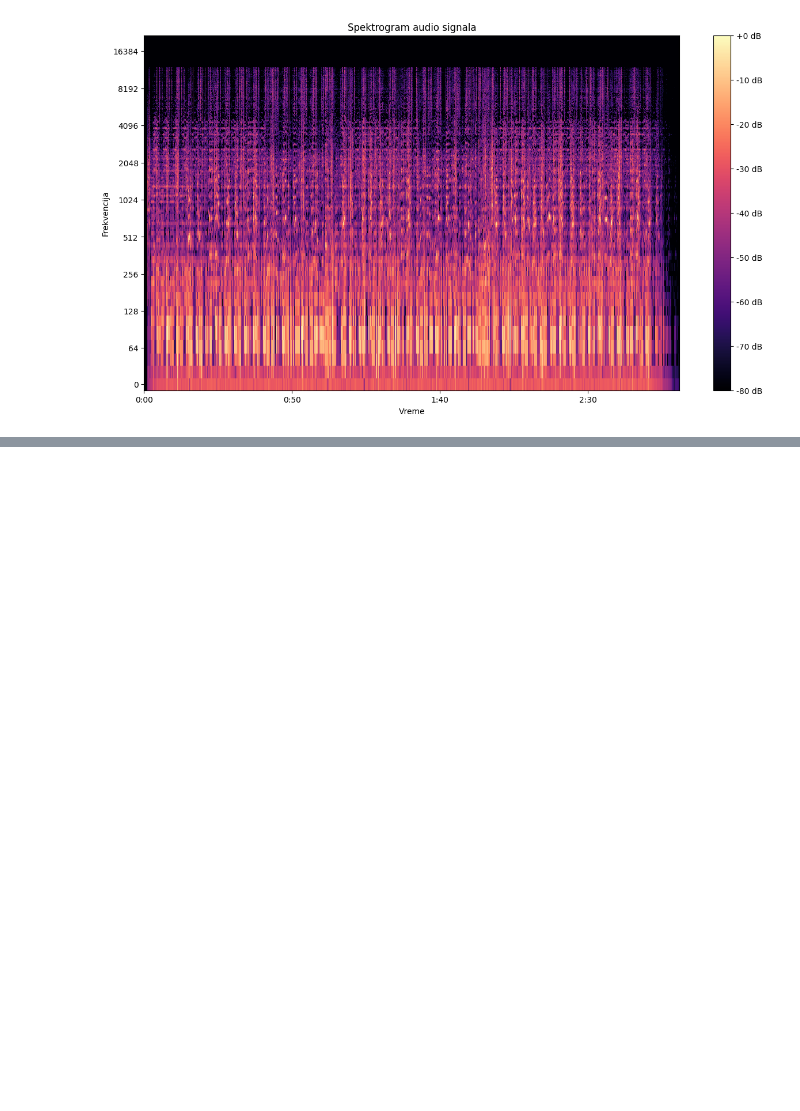
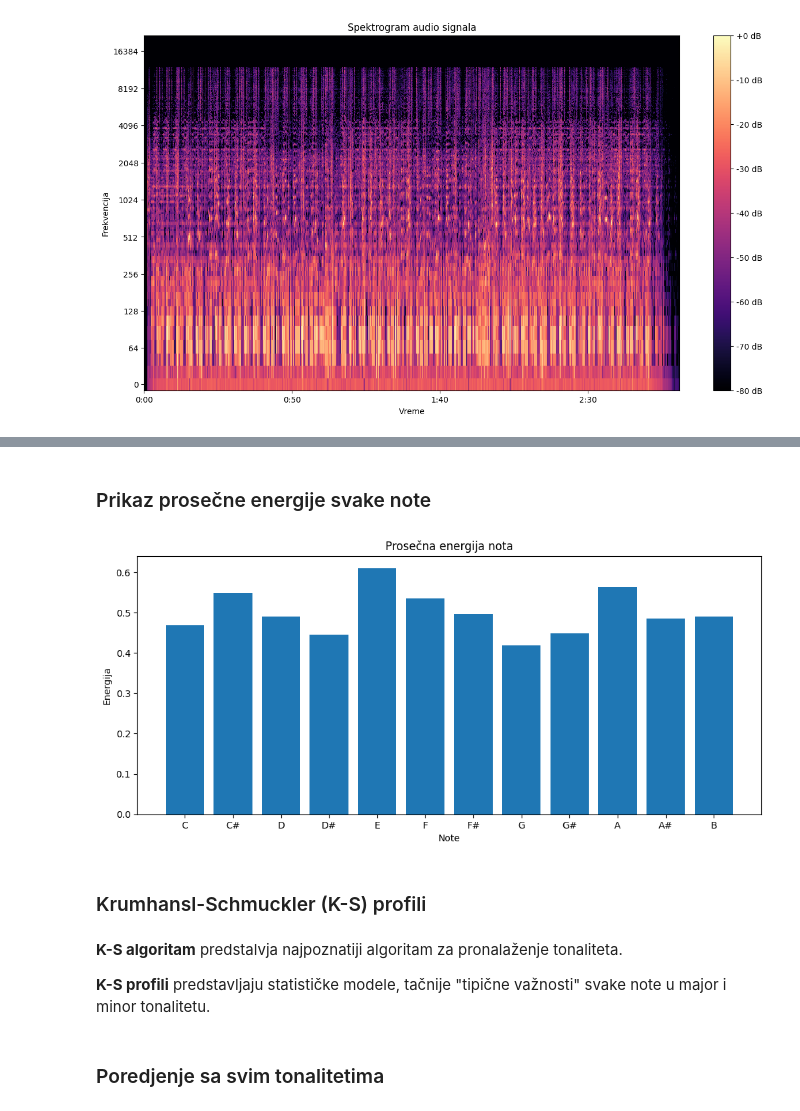
Before and after one commit to maslesa/WaveSplitNotebook, a Jupyter notebook: wave_split.ipynb, the cells around one changed output, grey strips where cells are left out. Saved outputs shown, nothing was run; the diff lists cells and outputs as text; code cells hidden in the pictures; blank space fills up the shorter version.

```diff
--- a/wave_split.ipynb
+++ b/wave_split.ipynb
@@ -153,0 +194,24 @@ plt.show()
+# %% [markdown]
+### Prikaz prosečne energije svake note
+# %%
+chroma_mean = np.mean(chroma, axis=1)
+# %%
+notes = ['C', 'C#', 'D', 'D#', 'E', 'F', 'F#', 'G', 'G#', 'A', 'A#', 'B']
+
+plt.figure(figsize=(12, 5))
+
+plt.bar(notes, chroma_mean)
+
+plt.title('Prosečna energija nota')
+plt.xlabel('Note')
+plt.ylabel('Energija')
+
+plt.show()
+# %% [output]
+[figure, added]
+# %% [markdown]
+### Krumhansl-Schmuckler (K-S) profili
+# %% [markdown]
+**K-S algoritam** predstalvja najpoznatiji algoritam za pronalaženje tonaliteta.
+
+**K-S profili** predstavljaju statističke modele, tačnije "tipične važnosti" svake note u major i minor tonalitetu.
@@ -153,0 +230,2 @@ plt.show()
+# %% [markdown]
+### Poredjenje sa svim tonalitetima
```
Also changed, not shown: parts of 12 cells of this notebook.
